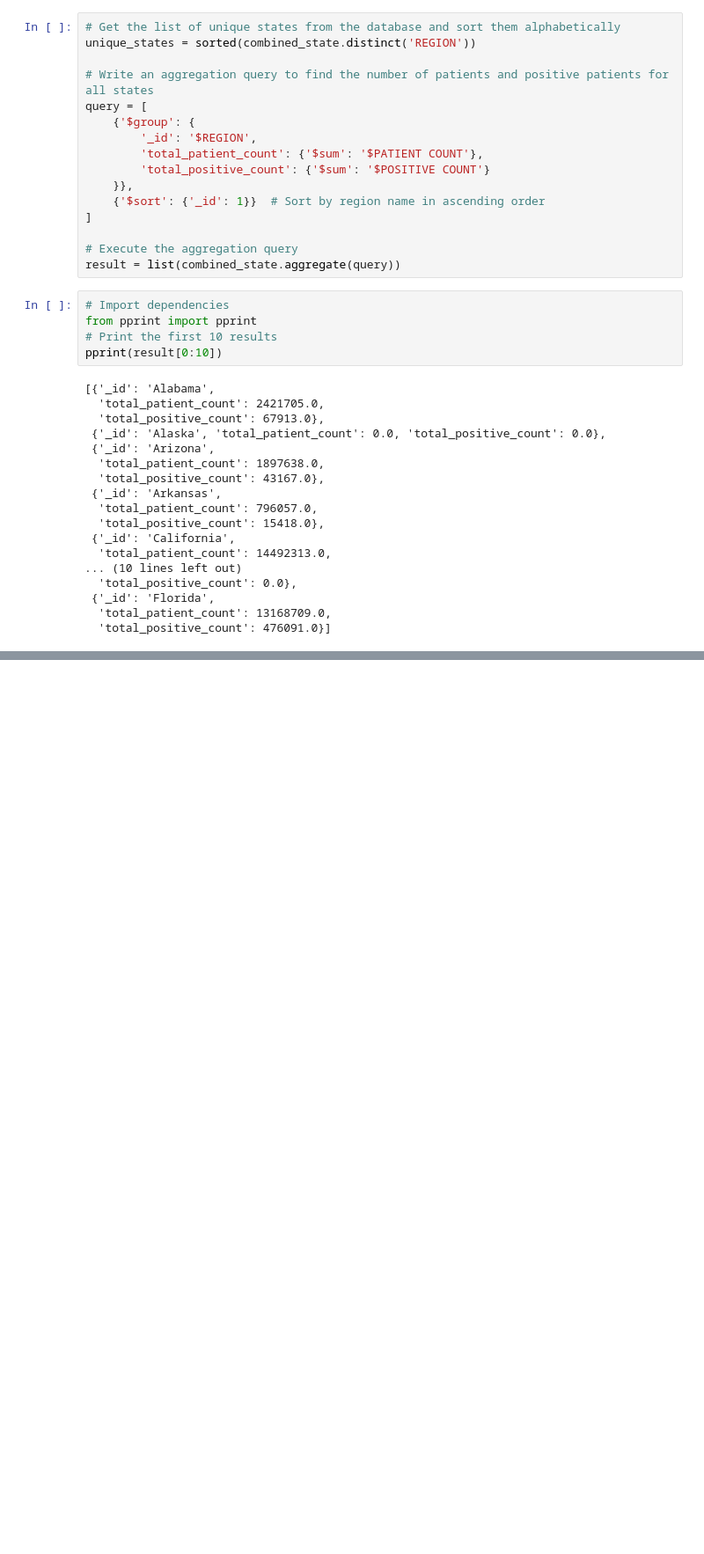
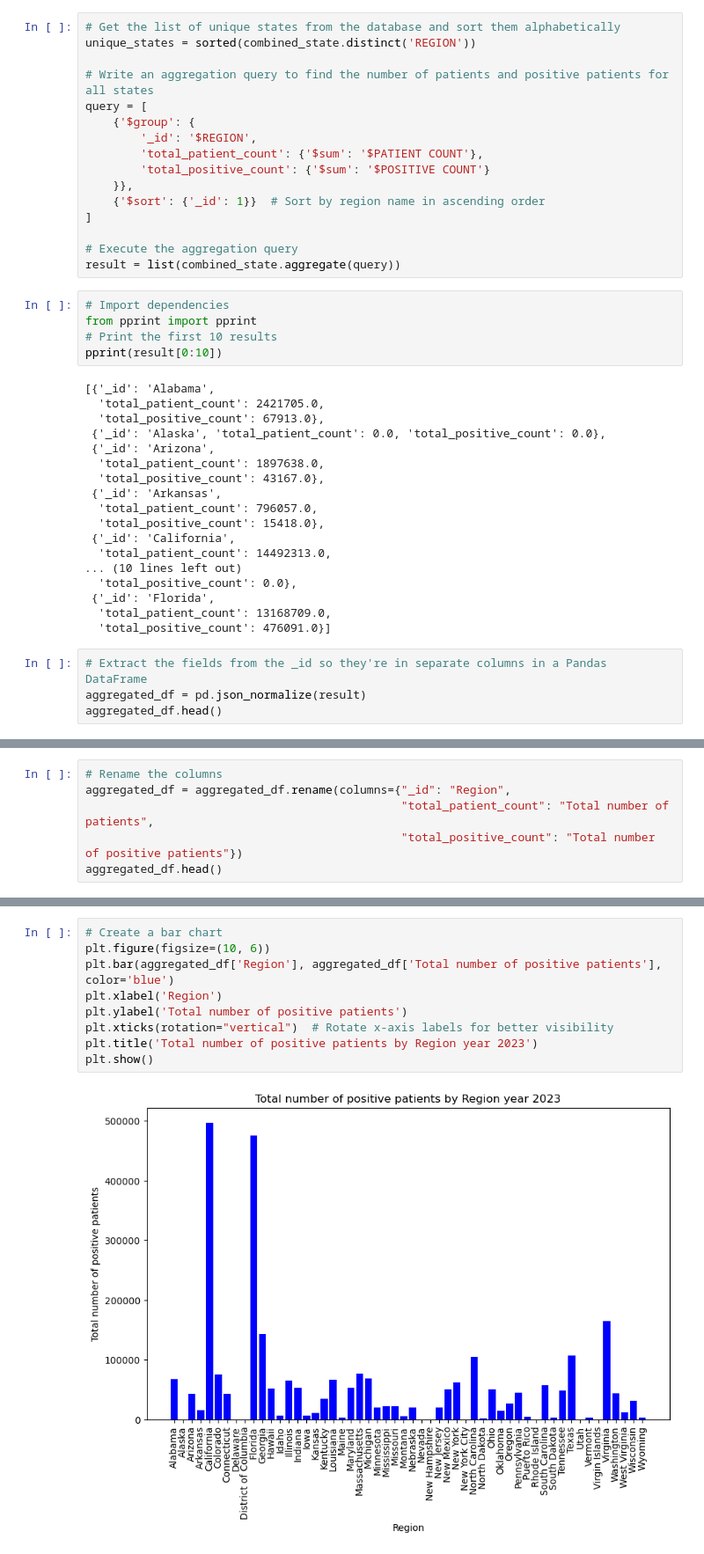
Before and after one commit to Richard1987usa/Enhancing-FluView-Dashboard-for-User-Centric-Navigation, a Jupyter notebook: Project 3/ETL.ipynb, the cells around one changed output, grey strips where cells are left out. Shown at 88% size. Saved outputs shown, nothing was run; the diff lists cells and outputs as text; blank space fills up the shorter version.

```diff
--- a/Project 3/ETL.ipynb
+++ b/Project 3/ETL.ipynb
@@ -400,3 +400,7 @@ pprint(result[0:10])
  {'_id': 'Florida',
   'total_patient_count': 13168709.0,
   'total_positive_count': 476091.0}]
+# %%
+# Extract the fields from the _id so they're in separate columns in a Pandas DataFrame
+aggregated_df = pd.json_normalize(result)
+aggregated_df.head()
@@ -402,0 +414,6 @@ pprint(result[0:10])
+# %%
+# Rename the columns
+aggregated_df = aggregated_df.rename(columns={"_id": "Region",
+                                              "total_patient_count": "Total number of patients",
+                                              "total_positive_count": "Total number of positive patients"})
+aggregated_df.head()
@@ -402,0 +427,11 @@ pprint(result[0:10])
+# %%
+# Create a bar chart
+plt.figure(figsize=(10, 6))
+plt.bar(aggregated_df['Region'], aggregated_df['Total number of positive patients'], color='blue')
+plt.xlabel('Region')
+plt.ylabel('Total number of positive patients')
+plt.xticks(rotation="vertical")  # Rotate x-axis labels for better visibility
+plt.title('Total number of positive patients by Region year 2023')
+plt.show()
+# %% [output]
+[figure, added]
```
Also changed, not shown: parts of 2 cells of this notebook.
